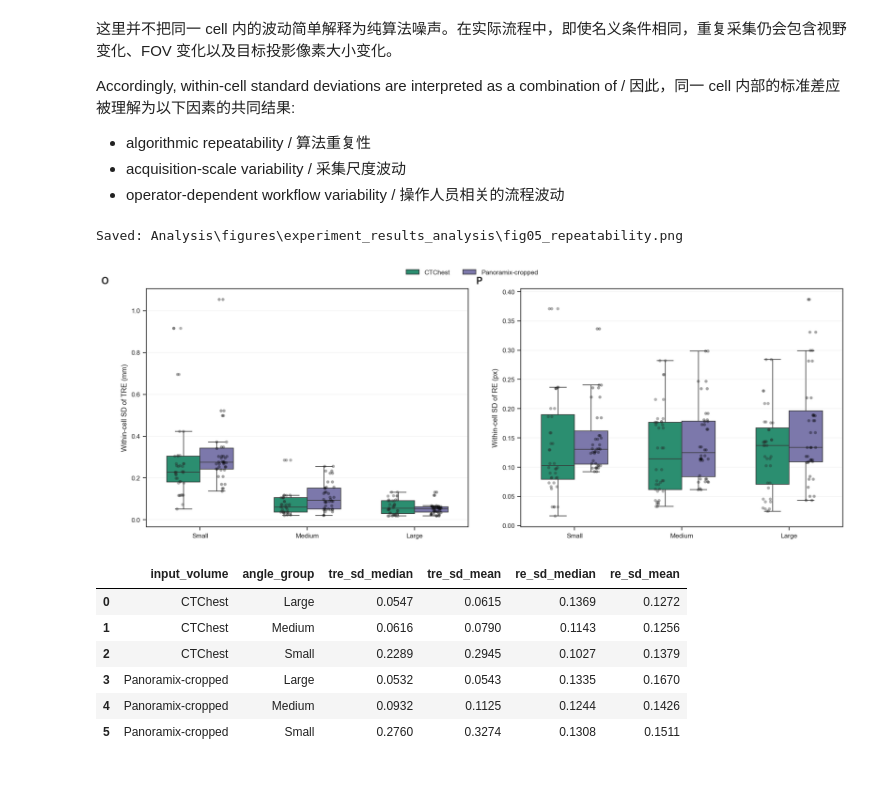
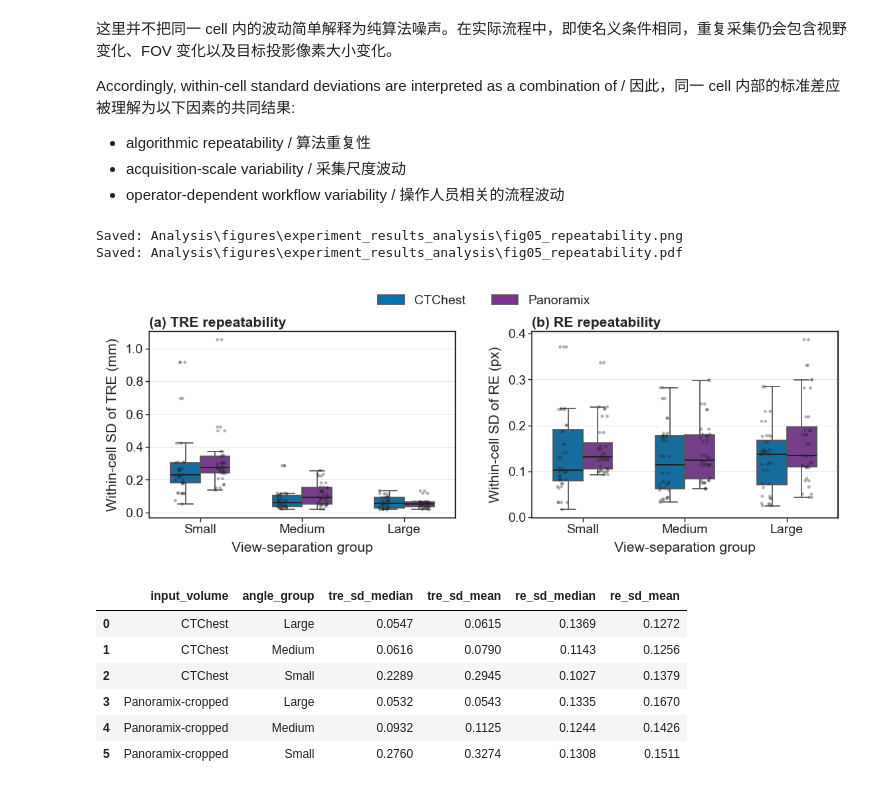
Before and after one commit to CodingHHW/Biplane, a Jupyter notebook: Analysis/experiment_results_analysis.ipynb, the cells around one changed output. Cells and saved outputs as stored; diff of their text form; code cells hidden in the pictures.

```diff
--- a/Analysis/experiment_results_analysis.ipynb
+++ b/Analysis/experiment_results_analysis.ipynb
@@ -739,42 +784,45 @@ Accordingly, within-cell standard deviations are interpreted as a combination of
 - acquisition-scale variability / 采集尺度波动
 - operator-dependent workflow variability / 操作人员相关的流程波动
 # %%
+# Figure 5: Within-cell variability by view-separation group
+fig, axes = plt.subplots(1, 2, figsize=RESULT_WIDE_SIZE)
+fig.subplots_adjust(left=0.08, right=0.985, bottom=0.18, top=0.82, wspace=0.25)
 
-# Figure 5: Within-cell variability by angle group
-fig, axes = plt.subplots(1, 2, figsize=(14, 5), constrained_layout=True)
-
-for ax, (metric, ylabel, letter) in zip(
+for ax, (metric, ylabel, letter, title) in zip(
     axes,
-    [('tre_sd', 'Within-cell SD of TRE (mm)', 'O'), ('re_sd', 'Within-cell SD of RE (px)', 'P')],
+    [
+        ('tre_sd', 'Within-cell SD of TRE (mm)', 'a', 'TRE repeatability'),
+        ('re_sd', 'Within-cell SD of RE (px)', 'b', 'RE repeatability'),
+    ],
 ):
     sns.boxplot(
         data=cell_df, x='angle_group', y=metric,
         hue='input_volume', order=angle_order, hue_order=volume_order,
-        palette=volume_palette, fliersize=0, width=0.62, linewidth=0.9, ax=ax,
+        palette=volume_palette, fliersize=0, width=0.58, linewidth=0.8, ax=ax,
+        boxprops={'edgecolor': '#555555'}, whiskerprops={'color': '#555555', 'linewidth': 0.8},
+        capprops={'color': '#555555', 'linewidth': 0.8}, medianprops={'color': '#222222', 'linewidth': 0.9},
     )
     sns.stripplot(
         data=cell_df, x='angle_group', y=metric,
         hue='input_volume', order=angle_order, hue_order=volume_order,
-        dodge=True, color='black', alpha=0.35, size=4.2, ax=ax,
+        dodge=True, color='#222222', alpha=0.34, size=2.2, jitter=0.10, ax=ax,
     )
-    ax.set_xlabel('')
+    panel_title(ax, letter, title)
+    ax.set_xlabel('View-separation group')
     ax.set_ylabel(ylabel)
-    ax.grid(axis='y', alpha=0.25)
-    panel_label(ax, letter)
+    ax.set_xticklabels(angle_order)
+    polish_axis(ax)
     if ax.get_legend() is not None:
         ax.get_legend().remove()
 
-handles, labels = axes[0].get_legend_handles_labels()
-by_label = OrderedDict()
-for h, l in zip(handles, labels):
-    if l in volume_order and l not in by_label:
-        by_label[l] = h
-fig.legend(list(by_label.values()), list(by_label.keys()), loc='upper center', ncol=len(volume_order), frameon=False, bbox_to_anchor=(0.5, 1.04))
+legend_handles = [Patch(facecolor=volume_palette[v], edgecolor='#555555', label=volume_label_map.get(v, v)) for v in volume_order]
+fig.legend(handles=legend_handles, loc='upper center', ncol=len(volume_order), frameon=False, bbox_to_anchor=(0.52, 0.985))
 save_fig(fig, 'fig05_repeatability.png')
 plt.show()
 # %% [output]
 Saved: Analysis\figures\experiment_results_analysis\fig05_repeatability.png
+Saved: Analysis\figures\experiment_results_analysis\fig05_repeatability.pdf
-[figure, old version]
+[figure, new version]
 # %%
 # Repeatability and diagnostic summaries
 repeatability_display = repeatability_table.copy()
```
Also changed, not shown: parts of 6 cells of this notebook, 10 other files.
